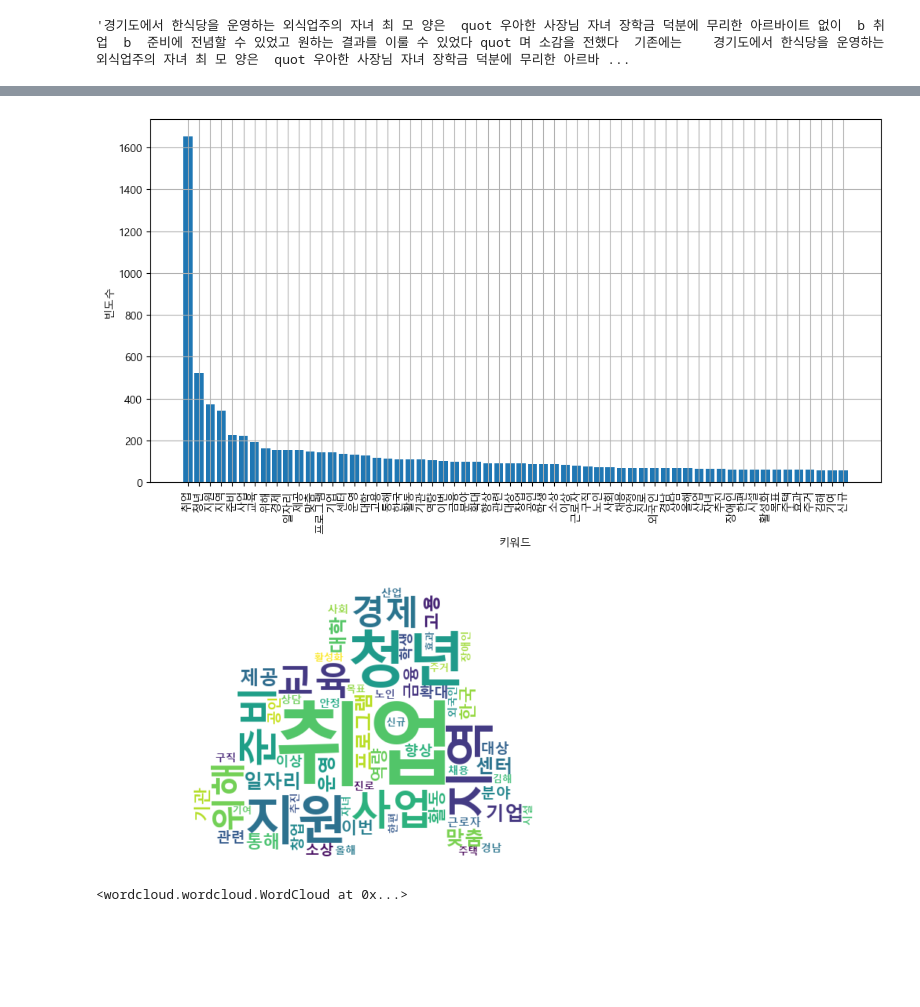
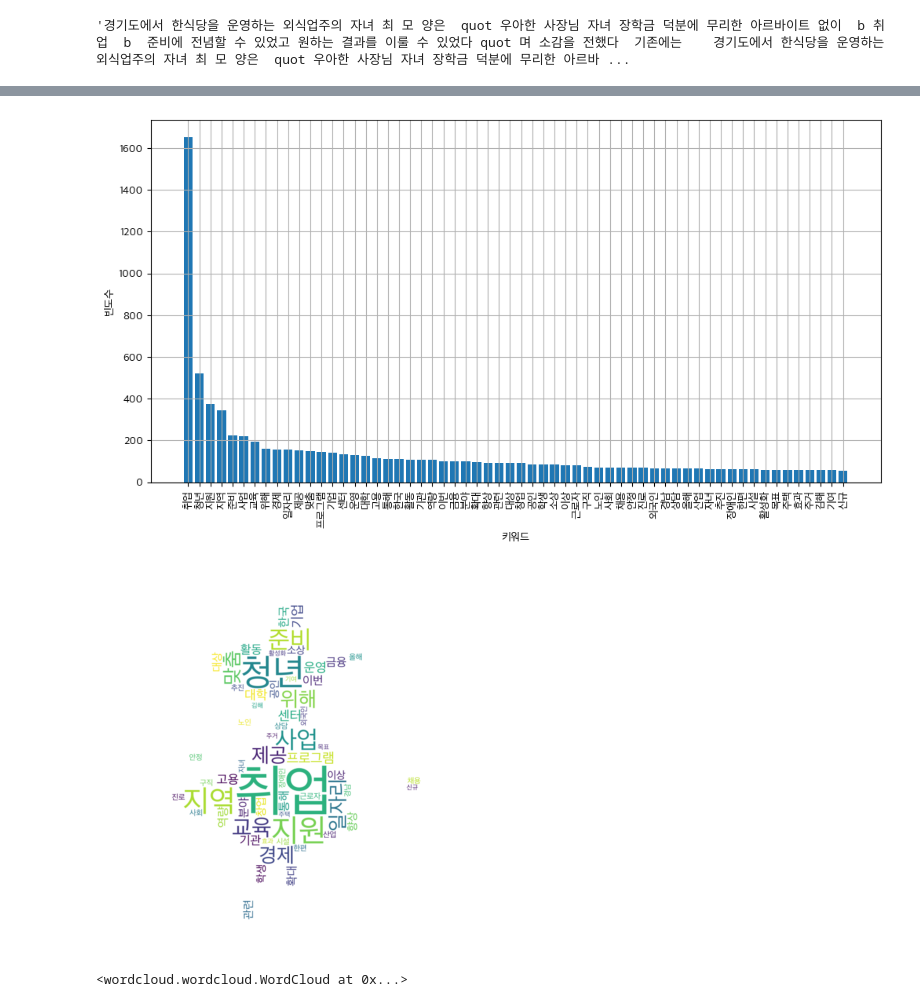
Before and after one commit to Ihan0316/Bigdata_Visualization_my, a Jupyter notebook: ch2-자연어처리/test2han.ipynb, the cells around one changed output, grey strips where cells are left out. Drawn from its saved outputs; the diff is of its cells as text; code cells hidden in the pictures; blank space fills up the shorter version.

```diff
--- a/ch2-자연어처리/test2han.ipynb
+++ b/ch2-자연어처리/test2han.ipynb
@@ -196,7 +178,7 @@ word_count
 # %%
 # 시각화1, 막대 그래프
 # 폰트 임포트 , 메모리에 설정
-font_path = "c:/Windows/Fonts/malgunbd.ttf"
+font_path = "/System/Library/Fonts/AppleSDGothicNeo.ttc"
 font_name = font_manager.FontProperties(fname=font_path).get_name()
 matplotlib.rc("font", family = font_name)
 
@@ -218,33 +200,33 @@ plt.xticks(range(len(word_count)), list(sorted_Keys), rotation = "vertical")
 
 plt.show()
 # %% [output]
-[figure, old version]
+[figure, new version]
 # %%
 # !pip install Numpy
 # %%
 # 시각화2, 워드 클라우드
 import numpy as np
 
 import os
 import re
 from PIL import Image
 from os import path
 
-alice_mask = np.array(Image.open("cat_dog_silhouette.png"))
+alice_mask = np.array(Image.open("alice_mask.png"))
 
 # 실행시, 한글이 깨져서, 해당 폰트 패스 경로 지정 필요.
 wc = WordCloud(font_path, background_color="white", max_words=1000, mask=alice_mask,width=800,height=1000)
 # generate word cloud
 sampleImage = wc.generate_from_frequencies(word_count)
 
 # show
 plt.imshow(sampleImage, interpolation="bilinear")
 # plt.imshow(sampleImage)
 
 plt.axis("off")
 plt.show()
 # %% [output]
-[figure, old version]
+[figure, new version]
 # %%
 # 해당 출력을 이미지로 저장 하기.
 sampleImage.to_file(inputFileName + "_cloud.jpg")
```
Also changed, not shown: parts of 1 cell of this notebook.
